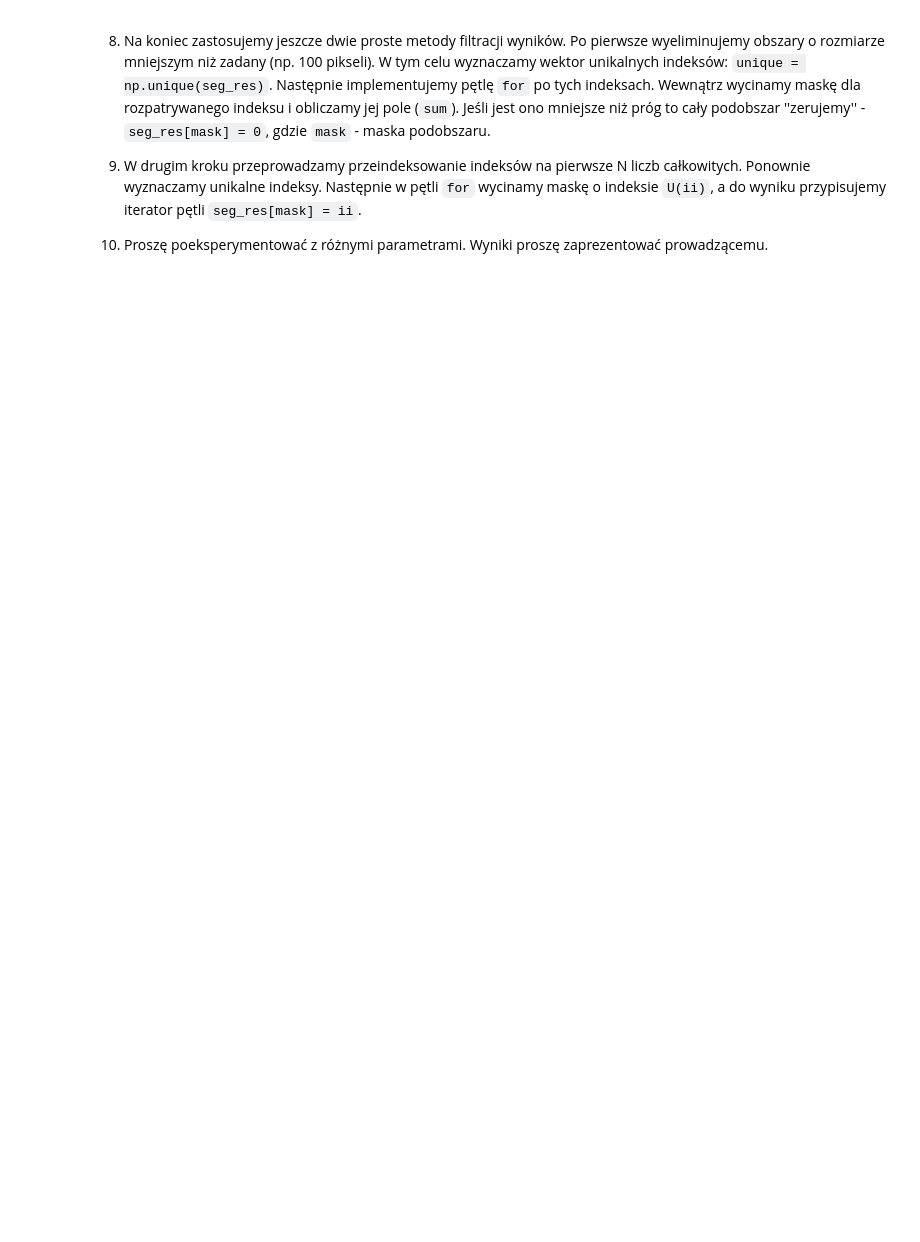
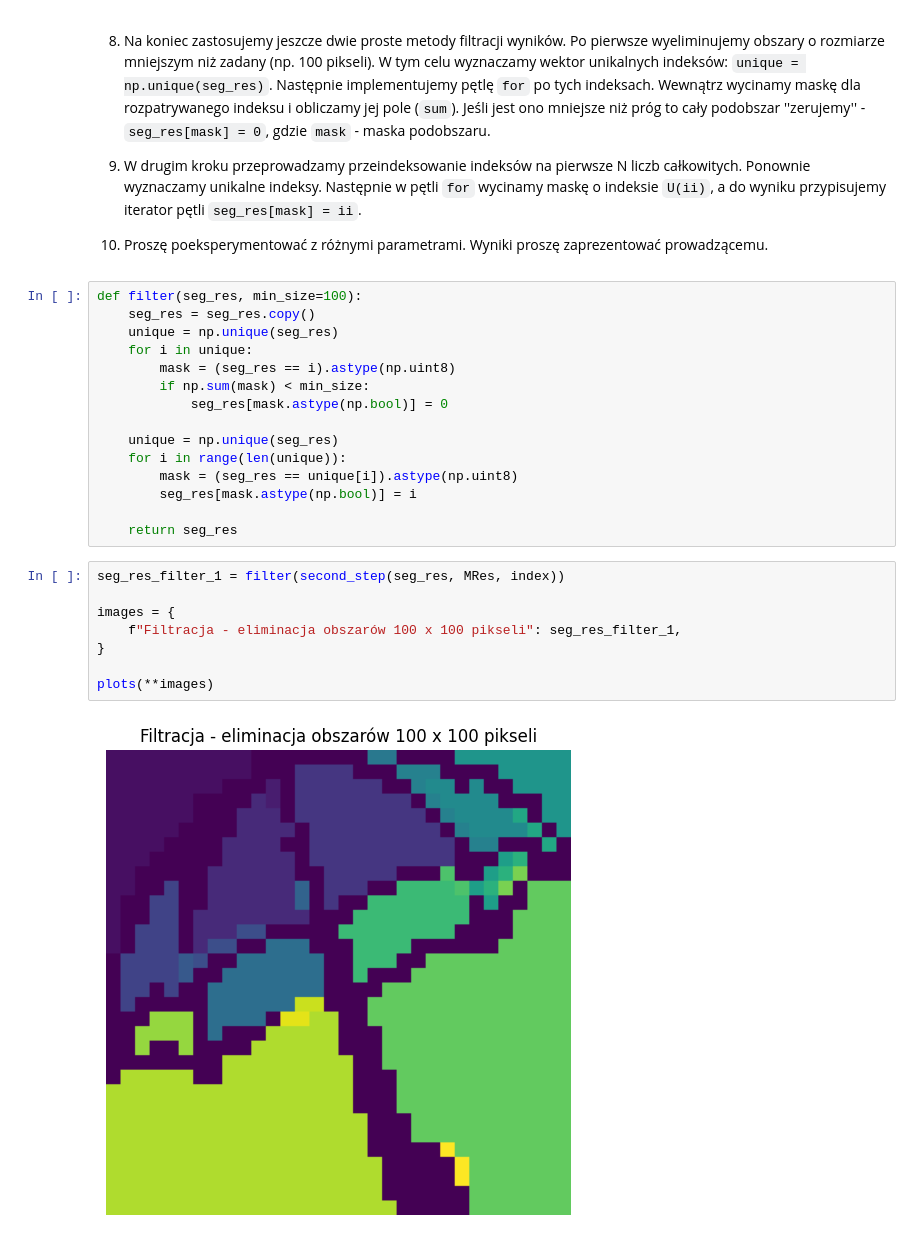
Before and after one commit to DziqG2NK/Przetwarzanie-i-analiza-obraz-w-cyfrowych, a Jupyter notebook: zajecia_5/12_segmentation_HW.ipynb, the cells around one changed output. Drawn from its saved outputs; the diff is of its cells as text; blank space fills up the shorter version.

```diff
--- a/zajecia_5/12_segmentation_HW.ipynb
+++ b/zajecia_5/12_segmentation_HW.ipynb
@@ -277,3 +300,28 @@ def second_step(img: np.ndarray, seg_res: np.ndarray, MRes: np.ndarray, index: i
 
 10. Proszę poeksperymentować z różnymi parametrami.
     Wyniki proszę zaprezentować prowadzącemu.
+# %%
+def filter(seg_res, min_size=100):
+    seg_res = seg_res.copy()
+    unique = np.unique(seg_res)
+    for i in unique:
+        mask = (seg_res == i).astype(np.uint8)
+        if np.sum(mask) < min_size:
+            seg_res[mask.astype(np.bool)] = 0
+
+    unique = np.unique(seg_res)
+    for i in range(len(unique)):
+        mask = (seg_res == unique[i]).astype(np.uint8)
+        seg_res[mask.astype(np.bool)] = i
+
+    return seg_res
+# %%
+seg_res_filter_1 = filter(second_step(seg_res, MRes, index))
+
+images = {
+    f"Filtracja - eliminacja obszarów 100 x 100 pikseli": seg_res_filter_1,
+}
+
+plots(**images)
+# %% [output]
+[figure, added]
```
Also changed, not shown: parts of 8 cells of this notebook.
